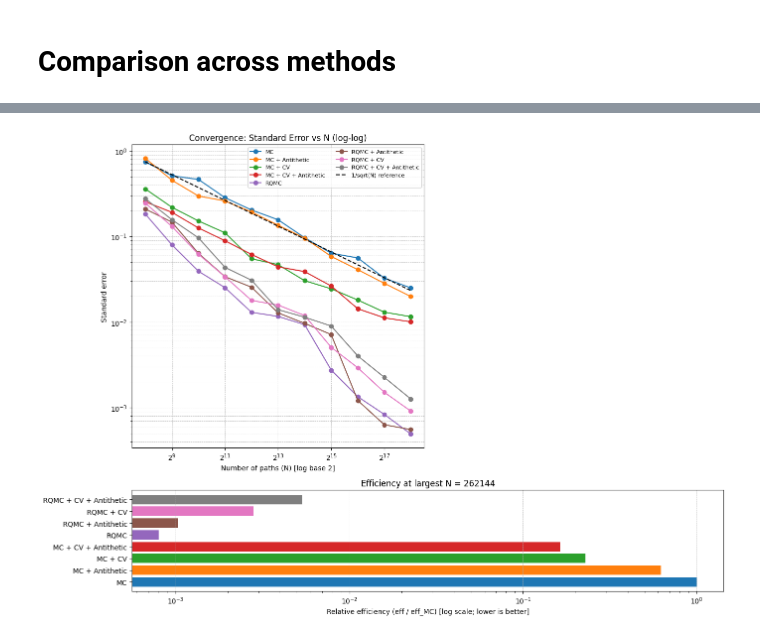
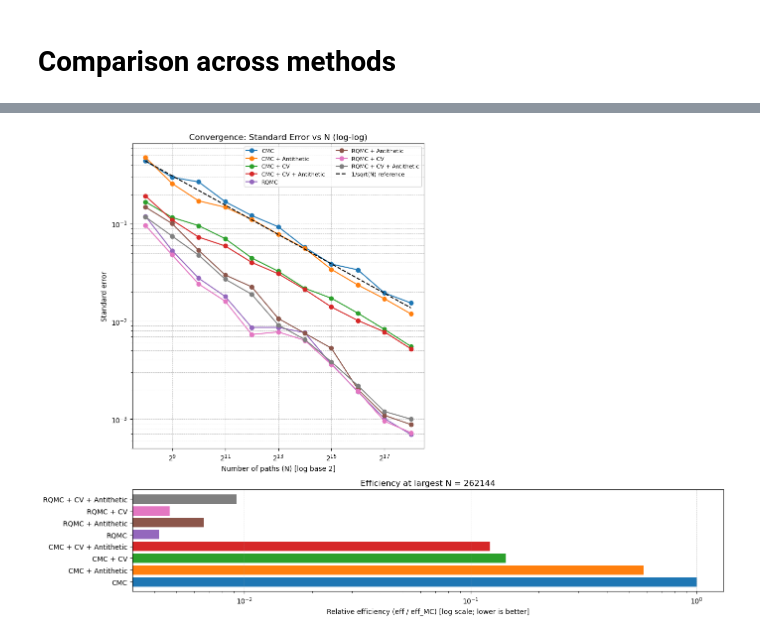
Before and after one commit to nicklasbusk/MonteCarlo-in-finance, a Jupyter notebook: Comp.ipynb, the cells around one changed output, grey strips where cells are left out. Drawn from its saved outputs; the diff is of its cells as text; code cells hidden in the pictures.

```diff
--- a/Comp.ipynb
+++ b/Comp.ipynb
@@ -58,6 +61,6 @@ MSE between Euler and Milstein final prices: 0.0013449768676993825
 fraction finite (Euler / Milstein): 1.0 1.0
 # %%
-test_cases= range(17,19)# 256 .. 524.288 insert 20 skal bruge 19 though
+test_cases= range(8,19)# 256 .. brug 19
 N_values = [2**k for k in test_cases]
 N_values_labels = [f"${2}^{{{k}}}$" for k in  test_cases]
 
@@ -118,2 +121,23 @@ plt.show()
 # %%
+# Plot Standard Error vs Runtime (log-log)
+fig, ax = plt.subplots(figsize=(9,6))
+colors = plt.rcParams['axes.prop_cycle'].by_key()['color']
+
+for i, (label, prices, times, errs) in enumerate(methods):
+    times_arr = np.array(times, dtype=float)
+    errs_arr = np.array(errs, dtype=float)
+    ax.plot(times_arr, errs_arr, marker='o', linestyle='-', label=label, color=colors[i % len(colors)])
+    ax.annotate(label, xy=(times_arr[-1], errs_arr[-1]), xytext=(6, -2),
+                textcoords='offset points', fontsize=8, va='center')
+
+ax.set_xscale('log')
+ax.set_yscale('log')
+ax.set_xlabel('Runtime (seconds) [log scale]')
+ax.set_ylabel('Standard Error [log scale]')
+ax.set_title('Standard Error vs Runtime (log-log)')
+ax.grid(True, which='both', ls='--', lw=0.5)
+ax.legend(fontsize=8)
+plt.tight_layout()
+plt.savefig(os.path.join(out_dir, 'SE_vs_runtime.png'), dpi=150)
+plt.show()
 # %% [output]
@@ -144,14 +168,14 @@ from matplotlib import gridspec
 
 # Collect method data (times and standard errors are produced by earlier cells)
 methods = [
-    ('MC', times_mc, errors_mc),
-    ('MC + Antithetic', times_mc_ant, errors_mc_ant),
-    ('MC + CV', times_mc_cv, errors_mc_cv),
-    ('MC + CV + Antithetic', times_mc_cv_ant, errors_mc_cv_ant),
-    ('RQMC', times_qmc, errors_qmc),
-    ('RQMC + Antithetic', times_qmc_ant, errors_qmc_ant),
-    ('RQMC + CV', times_qmc_cv, errors_qmc_cv),
-    ('RQMC + CV + Antithetic', times_qmc_cv_ant, errors_qmc_cv_ant),
+    ('CMC', prices_mc, times_mc, errors_mc),
+    ('CMC + Antithetic', prices_mc_ant, times_mc_ant, errors_mc_ant),
+    ('CMC + CV', prices_mc_cv, times_mc_cv, errors_mc_cv),
+    ('CMC + CV + Antithetic', prices_mc_cv_ant, times_mc_cv_ant, errors_mc_cv_ant),
+    ('RQMC', prices_qmc, times_qmc, errors_qmc),
+    ('RQMC + Antithetic', prices_qmc_ant, times_qmc_ant, errors_qmc_ant),
+    ('RQMC + CV', prices_qmc_cv, times_qmc_cv, errors_qmc_cv),
+    ('RQMC + CV + Antithetic', prices_qmc_cv_ant, times_qmc_cv_ant, errors_qmc_cv_ant),
 ]
 
 colors = plt.rcParams['axes.prop_cycle'].by_key()['color']
@@ -164,7 +188,7 @@ ax1 = fig.add_subplot(gs[0, 0])    # SE vs N
 ax3 = fig.add_subplot(gs[1, :])    # Relative efficiency (bar)
 
 # --- Left: SE vs N (log-log) ---
-for i, (label, times, errs) in enumerate(methods):
+for i, (label, prices, times, errs) in enumerate(methods):
     errs_arr = np.array(errs, dtype=float)
     ax1.plot(N, errs_arr, marker='o', label=label, color=colors[i % len(colors)])
 
@@ -183,7 +207,7 @@ ax1.grid(True, which='both', ls='--', lw=0.5)
 ax1.legend(fontsize=8, ncol=2)
 
 # --- Right: SE vs runtime (log-log) ---
-#for i, (label, times, errs) in enumerate(methods):
+#for i, (label, prices, times, errs) in enumerate(methods):
 #    times_arr = np.array(times, dtype=float)
 #    errs_arr = np.array(errs, dtype=float)
 #    ax2.plot(times_arr, errs_arr, marker='o', label=label, color=colors[i % len(colors)])
@@ -195,32 +219,32 @@ ax1.legend(fontsize=8, ncol=2)
 #ax2.set_xlabel('Runtime (seconds) [log scale]')
 #ax2.set_ylabel('Standard error')
 #ax2.set_title('Standard Error vs Runtime (log-log)')
 #ax2.grid(True, which='both', ls='--', lw=0.5)
 #ax2.legend(fontsize=8)
 
 # --- Bottom: Relative efficiency at largest N ---
 # Efficiency metric: eff = (SE^2) * time (lower is better). We compare relative to vanilla MC.
 effs = []
 labels = []
-for (label, times, errs) in methods:
+for (label, prices, times, errs) in methods:
     t = np.array(times, dtype=float)[-1]
     e = np.array(errs, dtype=float)[-1]
     eff = (e ** 2) * t
     effs.append(eff)
     labels.append(label)
 effs = np.array(effs)
 effs_rel = effs / effs[0]    # normalize by MC so MC=1
 
 y_pos = np.arange(len(labels))
 ax3.barh(y_pos, effs_rel, color=[colors[i % len(colors)] for i in range(len(labels))])
 ax3.set_yticks(y_pos)
 ax3.set_yticklabels(labels)
 ax3.set_xscale('log')
 ax3.set_xlabel('Relative efficiency (eff / eff_MC) [log scale; lower is better]')
 ax3.set_title(f'Efficiency at largest N = {N_values[-1]}')
 ax3.grid(True, axis='x', ls='--', lw=0.5)
 
 plt.tight_layout()
 plt.show()
 # %% [output]
-[figure, old version]
+[figure, new version]
```
Also changed, not shown: parts of 8 cells of this notebook, 20 other files.
